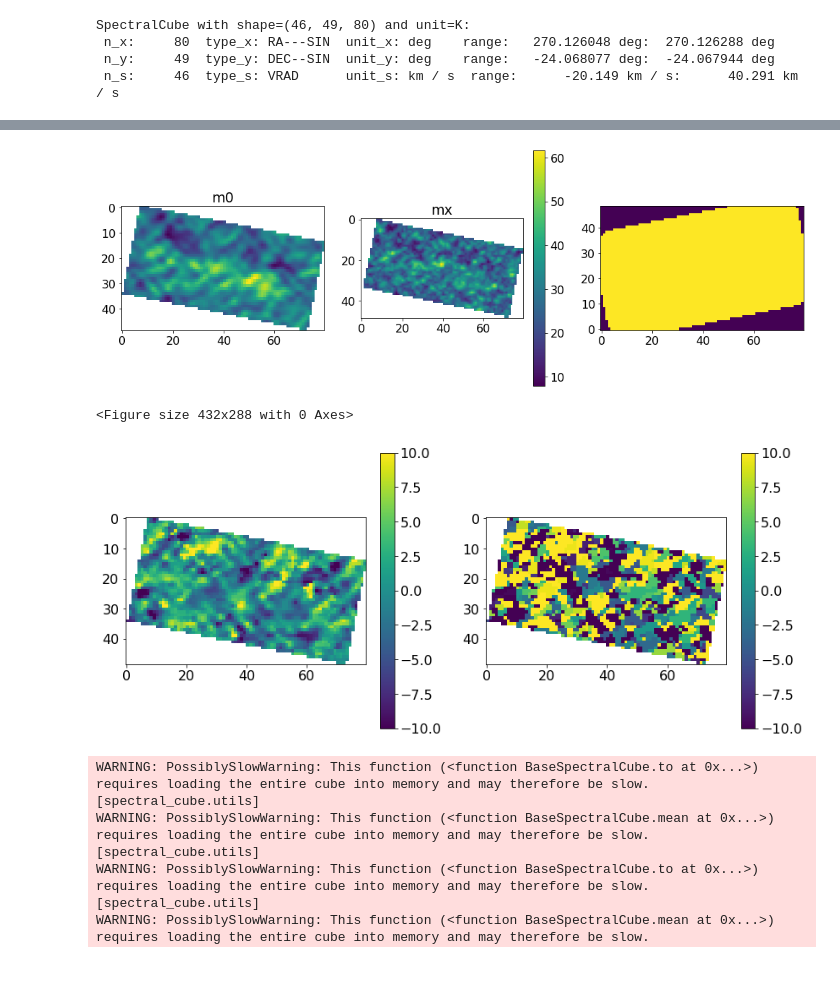
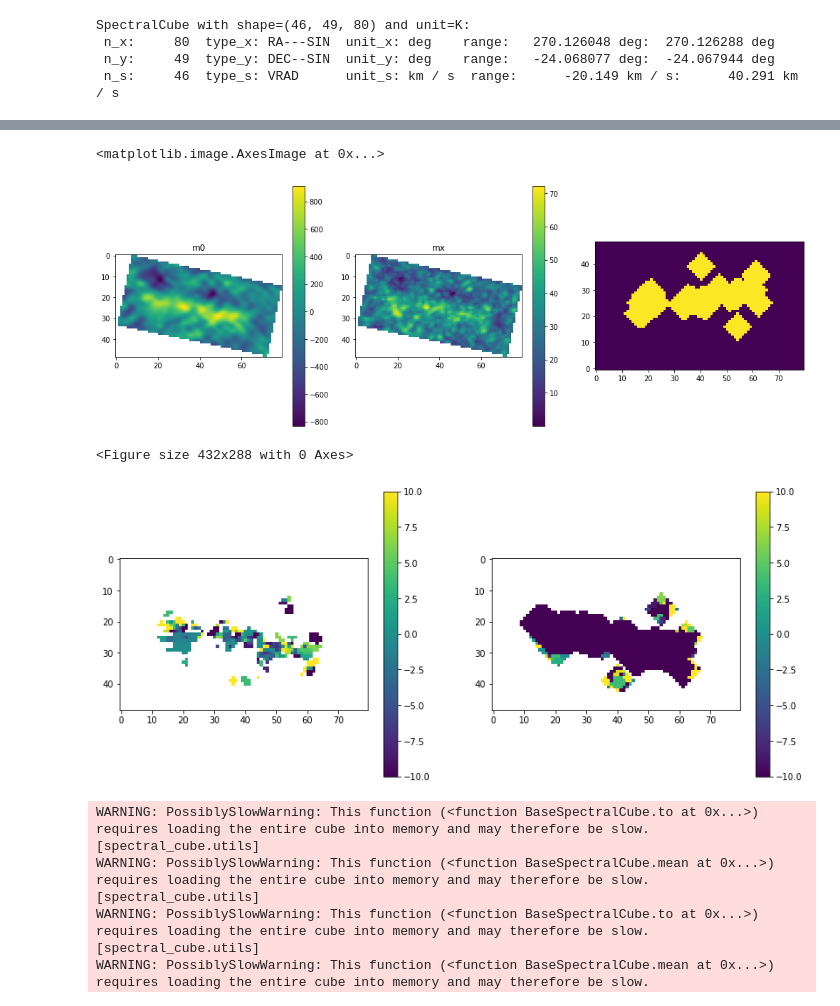
Before and after one commit to keflavich/saltmining, a Jupyter notebook: notebooks/SanhuezaG5.ipynb, the cells around one changed output, grey strips where cells are left out. Saved outputs shown, nothing was run; the diff lists cells and outputs as text; code cells hidden in the pictures; blank space fills up the shorter version.

```diff
--- a/notebooks/SanhuezaG5.ipynb
+++ b/notebooks/SanhuezaG5.ipynb
@@ -56,5 +78,7 @@ import regions
 from astropy import units as u, coordinates
 #reg = regions.Regions.read('big.reg')
 regsm = regions.Regions.read('edgeondisk.reg')
+regd1 = regions.Regions.read('diskcandidate1.reg')
+regd2 = regions.Regions.read('diskcandidate2.reg')
 #egvsm = regions.Regions.read('sourceAsmaller.reg')
 #regvvsm = regions.Regions.read('.reg')
@@ -83,6 +130,6 @@ for fn in flist:
 # %%
 cbflist = sorted((glob.glob('G5.89-0.37.config8.spw[0-3].robust0.5.image_cb_small.fits')))
-cubes = [SpectralCube.read(fn).subcube_from_regions(regsm).to(u.K) for fn in cbflist]
+cubes = [SpectralCube.read(fn).subcube_from_regions(regd1).to(u.K) for fn in cbflist]
 cubes
 # %% [output]
 WARNING: PossiblySlowWarning: This function (<function BaseSpectralCube.to at 0x...>) requires loading the entire cube into memory and may therefore be slow. [spectral_cube.utils]
@@ -181,0 +214,16 @@ Mean of empty slice
+# %%
+
+for reg, regn in ((regsm, 'edgeondisk'), (regd1, 'd1'), (regd2, 'd2')):
+    cbflist = sorted((glob.glob('G5.89-0.37.config8.spw[0-3].robust0.5.image_cb_small.fits')))
+    cubes = [SpectralCube.read(fn).subcube_from_regions(reg).to(u.K) for fn in cbflist]
+
+    vcen = 10 * u.km/u.s # from Patricio
+    stack, cutouts = stack_cube(cubes,
+                       linelist=linelist,
+                       vmin=vcen-30*u.km/u.s,
+                       vmax=vcen+30*u.km/u.s,
+                       average=np.nanmean,
+                       convolve_beam=cb,
+                       return_cutouts=True)
+    #log.setLevel('INFO')
+    stack.write(f'{regn}_NaCl_v_le_3_stackcube.fits', overwrite=True)
@@ -237,8 +316,12 @@ WARNING: PossiblySlowWarning: This function (<function BaseSpectralCube.argmax a
 # %%
 # try creating a vmap based on another line
-restval = 232.3929*u.GHz
-restval = 232.6867*u.GHz # 'H2Ov2=1_5(5,0)-6(4,3)':
-cube = [c for c in cubes if (c.spectral_extrema[0] < restval) & (c.spectral_extrema[1] > restval)][0]
+restval = 232.3929*u.GHz # this is maybe 33SO2?  Probably not...
+restval = 231.9811*u.GHz # eyeballed
+#restval = 232.4128*u.GHz # eyeballed
+
+#restval = 232.6867*u.GHz # 'H2Ov2=1_5(5,0)-6(4,3)':
+cubes = [SpectralCube.read(fn) for fn in cbflist]
+cube = [c.subcube_from_regions(regsm).to(u.K) for c in cubes if (c.spectral_extrema[0] < restval) & (c.spectral_extrema[1] > restval)][0]
 
 scube = cube.subcube_from_regions(regsm).with_spectral_unit(u.km/u.s, velocity_convention='radio', rest_value=restval).spectral_slab(-20*u.km/u.s, 20*u.km/u.s)
 pl.figure(figsize=(14,5))
@@ -246,6 +329,7 @@ pl.subplot(1,3,1)
 m0 = scube.moment0()
 m0.quicklook()
 pl.title("m0")
+pl.colorbar()
 
 pl.subplot(1,3,2)
 mx = scube.max(axis=0)
@@ -253,7 +337,7 @@ mx.quicklook()
 pl.title("mx")
 pl.colorbar()
 pl.subplot(1,3,3)
-msk = mx > 0.00016*jtok
+msk = mx > 45*u.K
 msk = scipy.ndimage.binary_erosion(msk, iterations=1)
 msk = scipy.ndimage.binary_dilation(msk, iterations=5)
 pl.imshow(msk, interpolation='none', origin='lower')
@@ -261,7 +345,7 @@ pl.tight_layout()
 pl.figure()
 
 
-m1 = scube.with_mask(msk).with_mask(scube > 0.0005*jtok).moment1()
+m1 = scube.with_mask(msk).with_mask(scube > 40*u.K).moment1()
 pl.figure(figsize=(14,6))
 ax1 = pl.subplot(1,2,1)
 im = ax1.imshow(m1.value, vmin=-10, vmax=10)
@@ -274,6 +358,14 @@ pl.colorbar()
 
 vmap = mxv.hdu
 vmap = m1.hdu
+
+# just force it to 10 km/s because for the edge-on disk, there are no clear line detctions
+vmap.data[:] = 10
+msk = m0 > 400*m0.unit
+msk = scipy.ndimage.binary_erosion(msk, iterations=1)
+msk = scipy.ndimage.binary_dilation(msk, iterations=5)
+vmap.data[~msk] = np.nan
+pl.imshow(vmap.data)
 # the rest value selected above was just the line center; we need to assume it's really 35 km/s off
 #vmap.data = vmap.data + vcen.value
 # %% [output]
@@ -280,11 +373,12 @@ vmap = m1.hdu
 WARNING: PossiblySlowWarning: This function (<function BaseSpectralCube.max at 0x...>) requires loading the entire cube into memory and may therefore be slow. [spectral_cube.utils]
 All-NaN slice encountered
 invalid value encountered in true_divide
 WARNING: PossiblySlowWarning: This function (<function BaseSpectralCube.argmax_world at 0x...>) requires loading the entire cube into memory and may therefore be slow. [spectral_cube.utils]
 WARNING: PossiblySlowWarning: This function (<function BaseSpectralCube.argmax at 0x...>) requires loading the entire cube into memory and may therefore be slow. [spectral_cube.utils]
+<matplotlib.image.AxesImage at 0x...>
-[figure, old version]
+[figure, new version]
-<Figure size 432x288 with 0 Axes>
+<Figure size 432x288 with 0 Axes>
-[figure, old version]
+[figure, new version]
 # %%
 import sys
 sys.path.append('/orange/adamginsburg/salt/code/')
```
Also changed, not shown: parts of 27 cells of this notebook, 6 other files.
